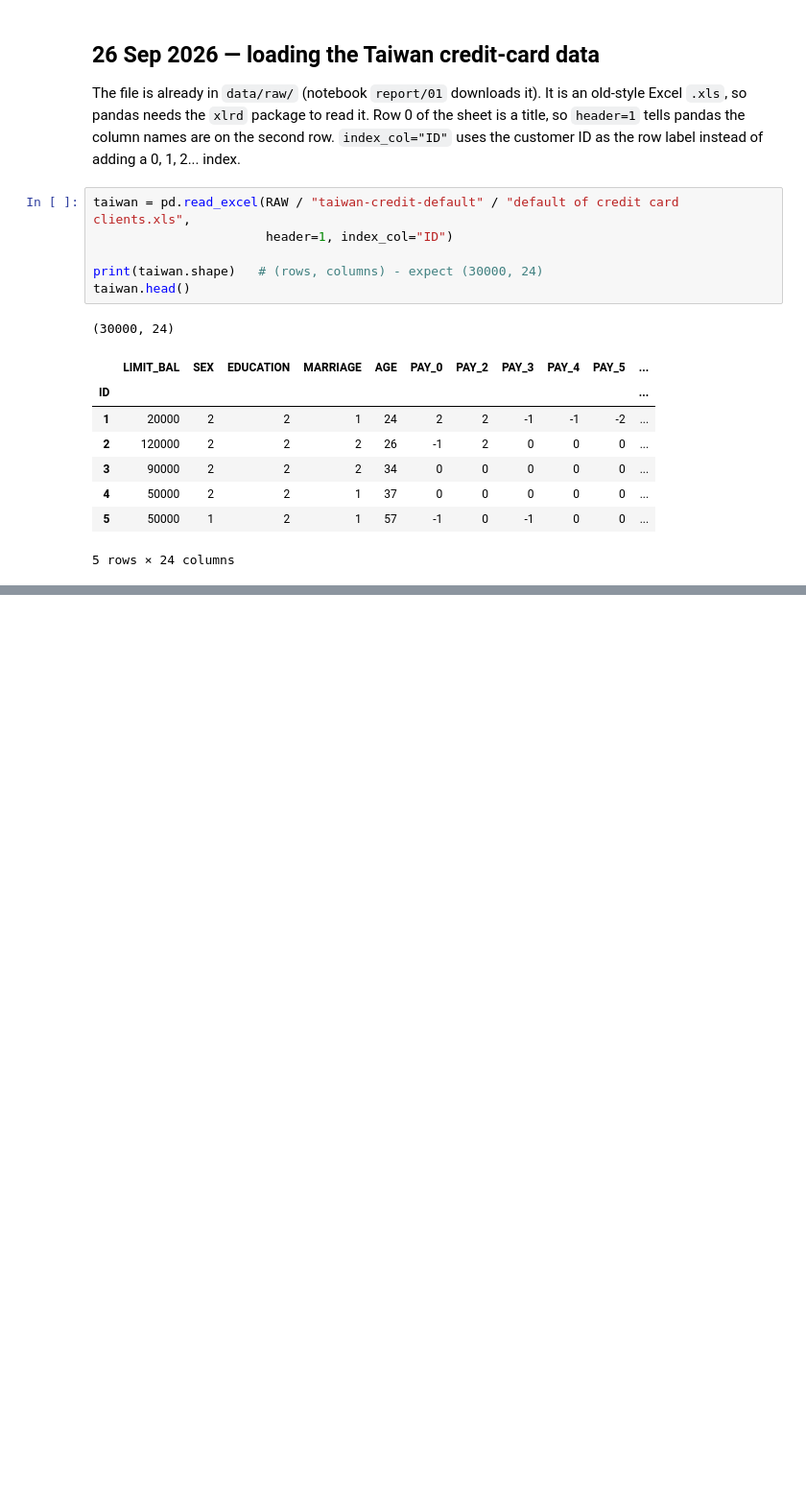
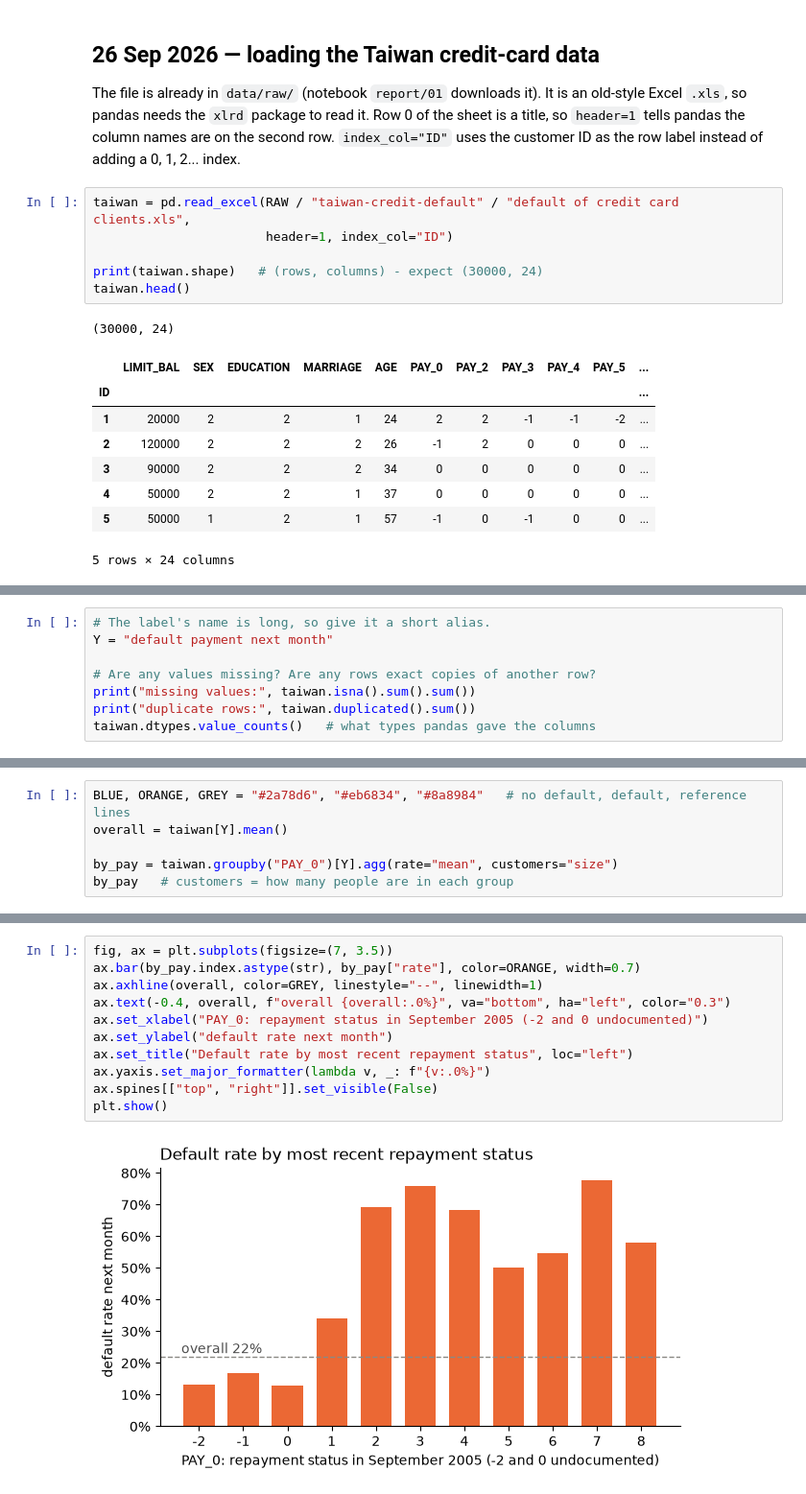
Before and after one commit to Oscar339/dst-sprint0, a Jupyter notebook: Oscar/01-working.ipynb, the cells around one changed output, grey strips where cells are left out. Shown at 96% size. Cells and saved outputs as stored; diff of their text form; blank space fills up the shorter version.

```diff
--- a/Oscar/01-working.ipynb
+++ b/Oscar/01-working.ipynb
@@ -38,0 +45,8 @@ taiwan.head()
+# %%
+# The label's name is long, so give it a short alias.
+Y = "default payment next month"
+
+# Are any values missing? Are any rows exact copies of another row?
+print("missing values:", taiwan.isna().sum().sum())
+print("duplicate rows:", taiwan.duplicated().sum())
+taiwan.dtypes.value_counts()   # what types pandas gave the columns
@@ -38,0 +107,6 @@ taiwan.head()
+# %%
+BLUE, ORANGE, GREY = "#2a78d6", "#eb6834", "#8a8984"   # no default, default, reference lines
+overall = taiwan[Y].mean()
+
+by_pay = taiwan.groupby("PAY_0")[Y].agg(rate="mean", customers="size")
+by_pay   # customers = how many people are in each group
@@ -38,0 +127,13 @@ taiwan.head()
+# %%
+fig, ax = plt.subplots(figsize=(7, 3.5))
+ax.bar(by_pay.index.astype(str), by_pay["rate"], color=ORANGE, width=0.7)
+ax.axhline(overall, color=GREY, linestyle="--", linewidth=1)
+ax.text(-0.4, overall, f"overall {overall:.0%}", va="bottom", ha="left", color="0.3")
+ax.set_xlabel("PAY_0: repayment status in September 2005 (-2 and 0 undocumented)")
+ax.set_ylabel("default rate next month")
+ax.set_title("Default rate by most recent repayment status", loc="left")
+ax.yaxis.set_major_formatter(lambda v, _: f"{v:.0%}")
+ax.spines[["top", "right"]].set_visible(False)
+plt.show()
+# %% [output]
+[figure, added]
```
Also changed, not shown: parts of 12 cells of this notebook, 4 other files.
